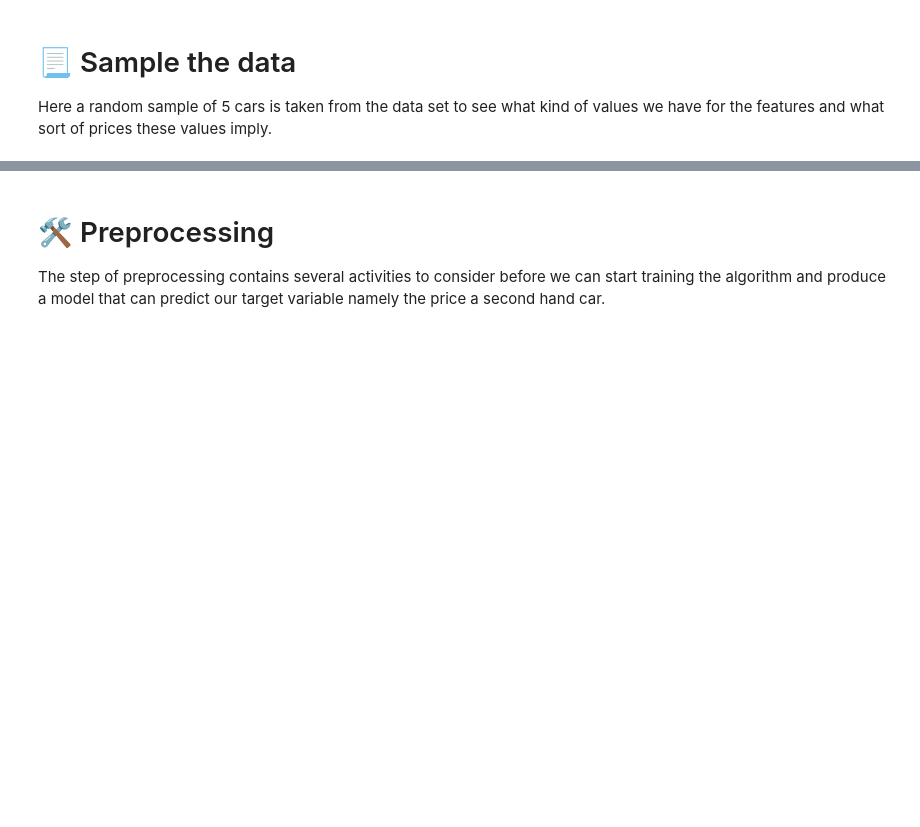
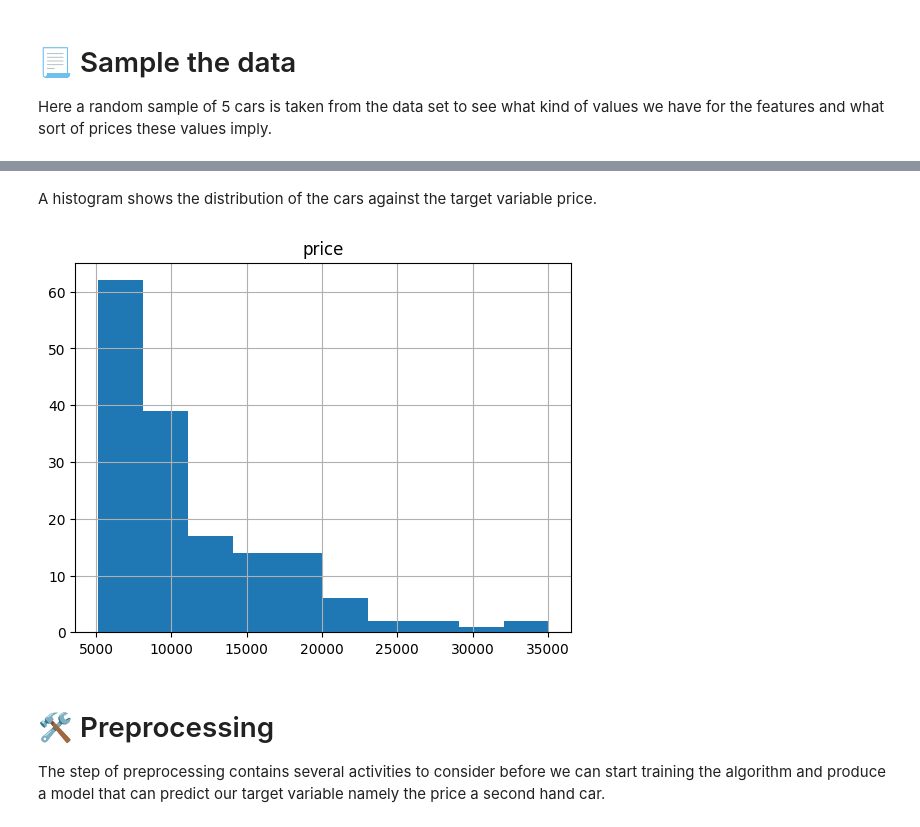
Before and after one commit to bshtmichielsen/cars, a Jupyter notebook: car_prices.ipynb, the cells around one changed output, grey strips where cells are left out. Saved outputs shown, nothing was run; the diff lists cells and outputs as text; code cells hidden in the pictures; blank space fills up the shorter version.

Commit message:
added histogram

```diff
--- a/car_prices.ipynb
+++ b/car_prices.ipynb
@@ -81,3 +81,9 @@ df.sample(5)
+# %% [markdown]
+A histogram shows the distribution of the cars against the target variable price.
+# %%
+plot = df.hist(column="price")
+# %% [output]
+[figure, added]
 # %% [markdown]
 # 🛠️ Preprocessing
 
```
Also changed, not shown: parts of 2 cells of this notebook, 1 other file.
